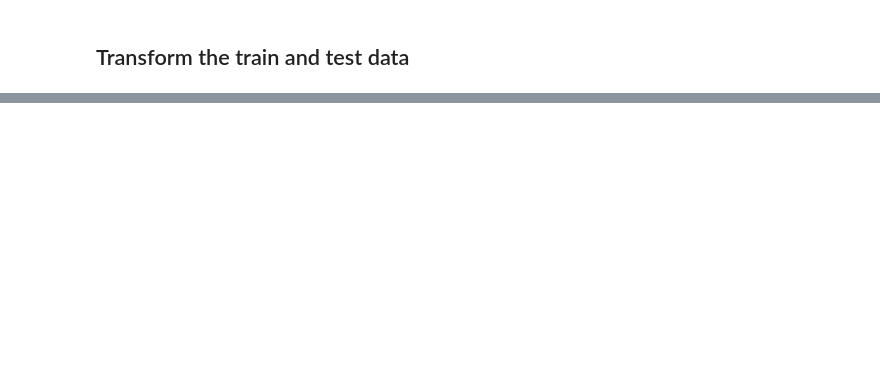
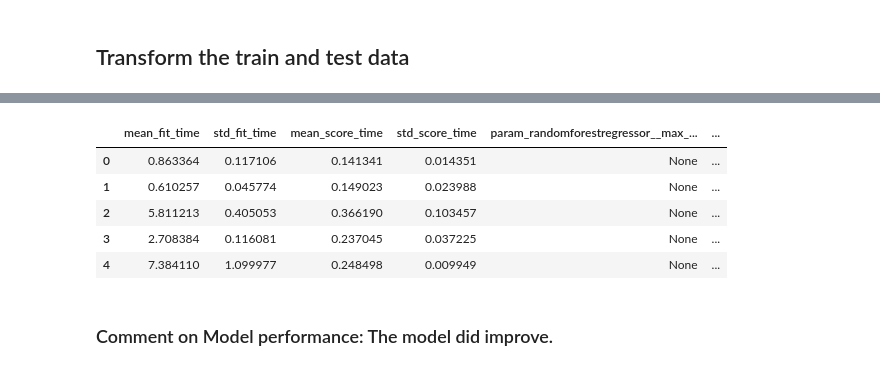
Before and after one commit to SlabberP/Prediction-of-Product-Sales, a Jupyter notebook: Prediction_of_Product_Sales.ipynb, the cells around one changed output, grey strips where cells are left out. Saved outputs shown, nothing was run; the diff lists cells and outputs as text; code cells hidden in the pictures; blank space fills up the shorter version.

```diff
--- a/Prediction_of_Product_Sales.ipynb
+++ b/Prediction_of_Product_Sales.ipynb
@@ -814,0 +855,8 @@ X_train_processed.head()
+# %%
+# Instantiate default random forest model
+rf = RandomForestRegressor(random_state = 42)
+# Model Pipeline
+rf_pipe = make_pipeline(preprocessor, rf)
+# %%
+# Fit the model pipeline on the training data only
+rf_pipe.fit(X_train, y_train)
@@ -814,0 +927,13 @@ X_train_processed.head()
+# %%
+# Define param grid with options to try
+params = {'randomforestregressor__max_depth': [None,10,15,20],
+          'randomforestregressor__n_estimators':[10,100,150,200],
+          'randomforestregressor__min_samples_leaf':[2,3,4],
+          'randomforestregressor__max_features':['sqrt','log2',None],
+          'randomforestregressor__oob_score':[True,False],
+          }
+# %%
+# Instantiate the gridsearch
+gridsearch = GridSearchCV(rf_pipe, params, n_jobs=-1, cv = 3, verbose=1)
+# Fit the gridsearch on training data
+gridsearch.fit(X_train, y_train)
@@ -814,0 +988,13 @@ X_train_processed.head()
+# %%
+# See results of each combination of parameters
+cv_results = pd.DataFrame(gridsearch.cv_results_)
+cv_results.head()
+# %% [output]
+|  | mean_fit_time | std_fit_time | mean_score_time | std_score_time | param_randomforestregressor__max_... | ... |
+| 0 | 0.863364 | 0.117106 | 0.141341 | 0.014351 | None | ... |
+| 1 | 0.610257 | 0.045774 | 0.149023 | 0.023988 | None | ... |
+| 2 | 5.811213 | 0.405053 | 0.366190 | 0.103457 | None | ... |
+| 3 | 2.708384 | 0.116081 | 0.237045 | 0.037225 | None | ... |
+| 4 | 7.384110 | 1.099977 | 0.248498 | 0.009949 | None | ... |
+# %% [markdown]
+### Comment on Model performance: The model did improve.
```
Also changed, not shown: parts of 44 cells of this notebook.
